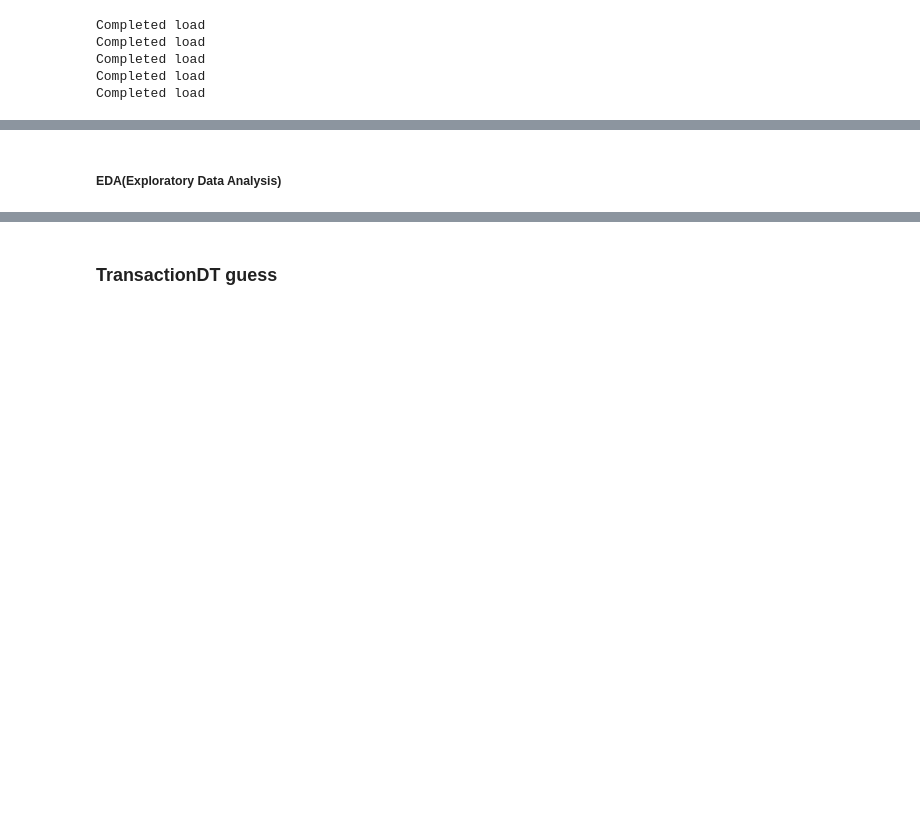
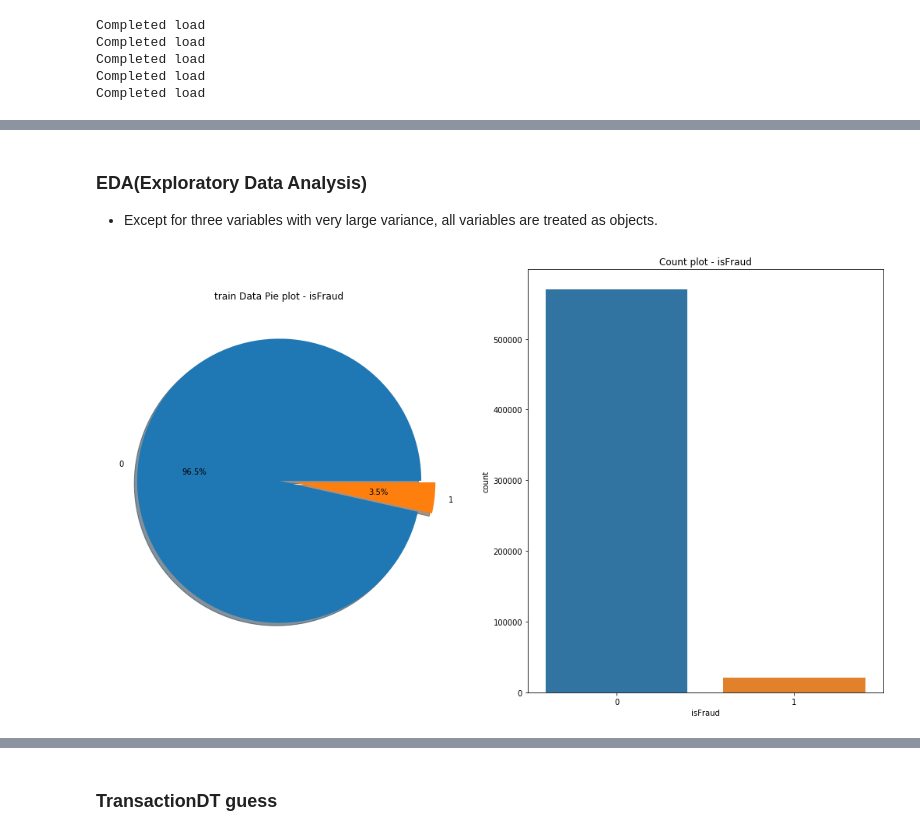
Before and after one commit to iAmJunha/Daynamite, a Jupyter notebook: Fraud_Detection_System/FDS.ipynb, the cells around one changed output, grey strips where cells are left out. Cells and saved outputs as stored; diff of their text form; code cells hidden in the pictures; blank space fills up the shorter version.

```diff
--- a/Fraud_Detection_System/FDS.ipynb
+++ b/Fraud_Detection_System/FDS.ipynb
@@ -108,2 +124,3 @@ test  = reduce_mem_usage(test)
-# %% [markdown]
-##### EDA(Exploratory Data Analysis)
+# %% [markdown]
+### EDA(Exploratory Data Analysis)
+* Except for three variables with very large variance, all variables are treated as objects.
@@ -110 +130,16 @@ test  = reduce_mem_usage(test)
+# %%
+def fraud_ratio_pie(df, s):
+    ###Test data Fraud ratio pie chart
+    f, ax = plt.subplots(1, 2, figsize=(18, 10))
+
+    df['isFraud'].value_counts().plot.pie(explode=[0, 0.1], autopct='%1.1f%%', ax=ax[0], shadow=True)
+    ax[0].set_title('{} Data Pie plot - isFraud'.format(str(s)))
+    ax[0].set_ylabel('')
+    sns.countplot('isFraud', data=df, ax=ax[1])
+    ax[1].set_title('Count plot - isFraud')
+
+    plt.show()
+fraud_ratio_pie(train,'train')
+# %% [output]
+[figure, added]
 # %%
```
Also changed, not shown: parts of 64 cells of this notebook, 1 other file.
